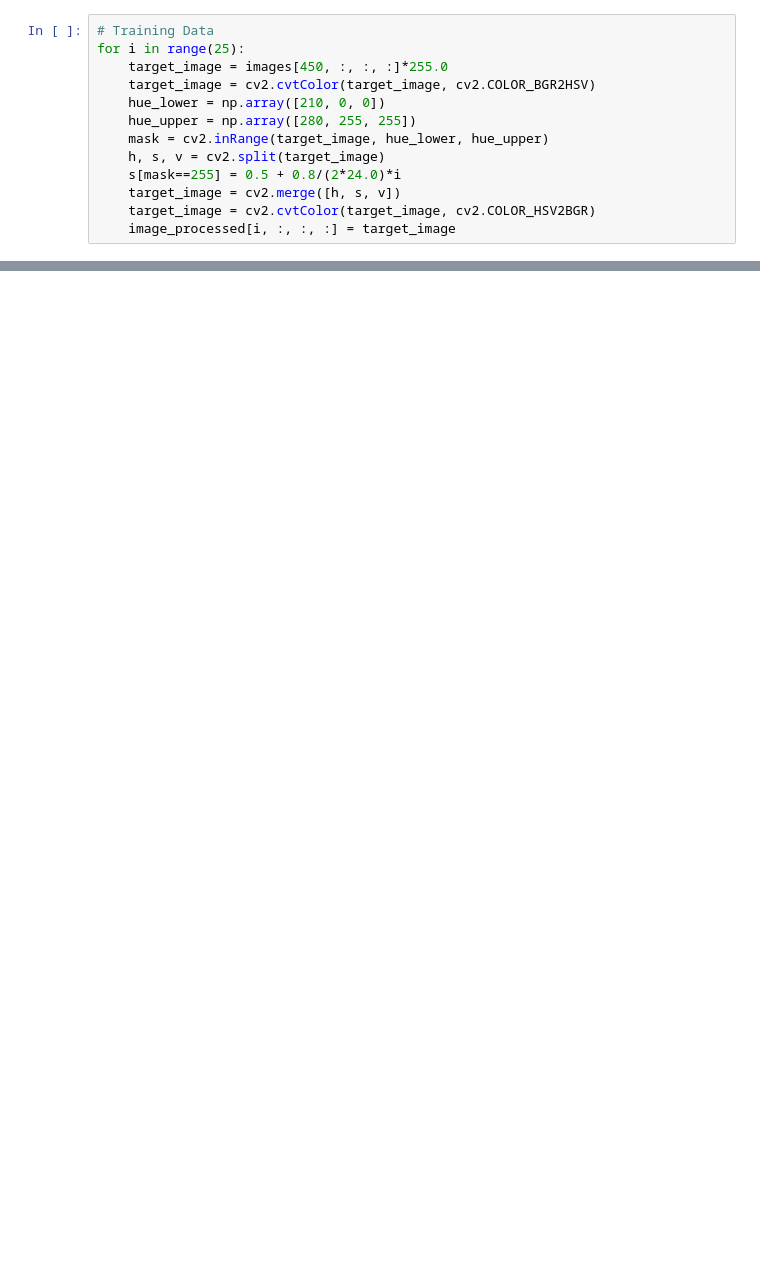
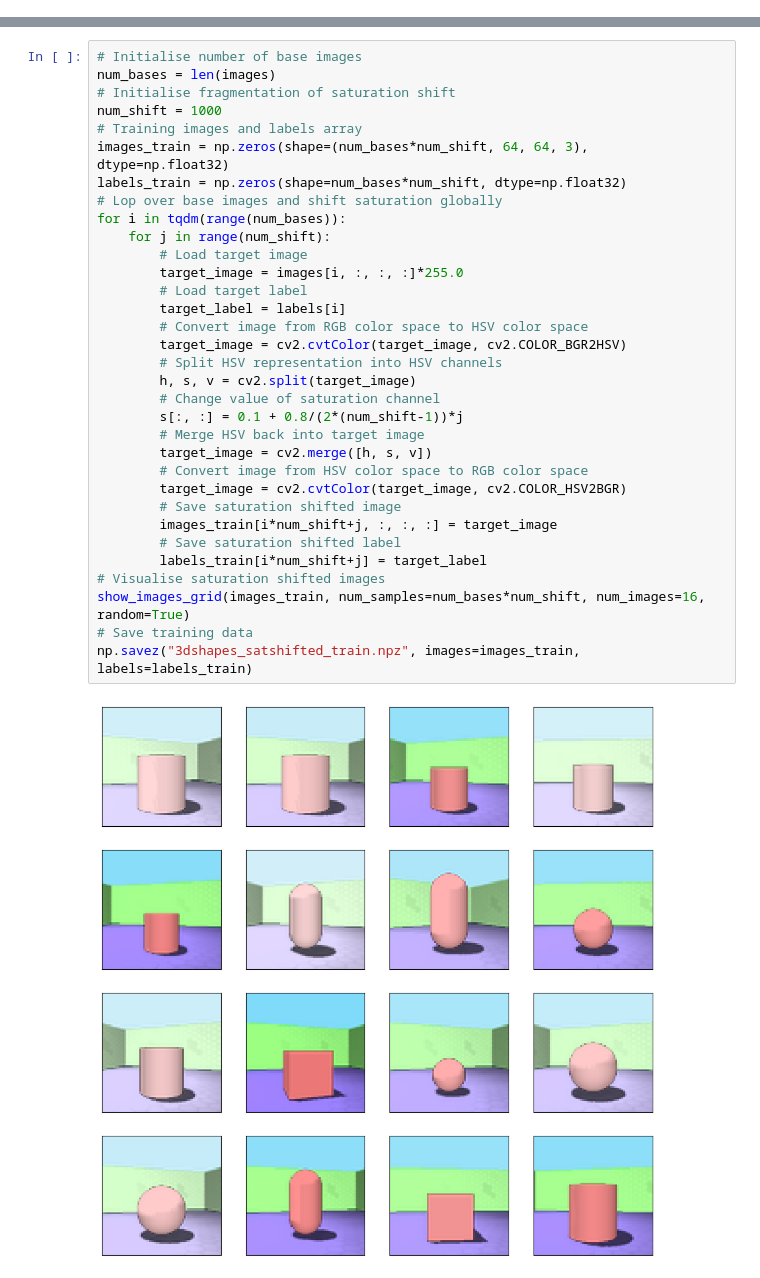
Before and after one commit to yy0555/SaturationShifted3dshapes, a Jupyter notebook: 3dshapes_saturation.ipynb, the cells around one changed output, grey strips where cells are left out. Cells and saved outputs as stored; diff of their text form; blank space fills up the shorter version.

```diff
--- a/3dshapes_saturation.ipynb
+++ b/3dshapes_saturation.ipynb
@@ -34,13 +30,0 @@ MemoryError: Unable to allocate 22.0 GiB for an array with shape (480000, 64, 64
-# %%
-# Training Data
-for i in range(25):
-    target_image = images[450, :, :, :]*255.0
-    target_image = cv2.cvtColor(target_image, cv2.COLOR_BGR2HSV)
-    hue_lower = np.array([210, 0, 0])
-    hue_upper = np.array([280, 255, 255])
-    mask = cv2.inRange(target_image, hue_lower, hue_upper)
-    h, s, v = cv2.split(target_image)
-    s[mask==255] = 0.5 + 0.8/(2*24.0)*i
-    target_image = cv2.merge([h, s, v])
-    target_image = cv2.cvtColor(target_image, cv2.COLOR_HSV2BGR)
-    image_processed[i, :, :, :] = target_image
@@ -48,0 +31,35 @@ show_images_grid(image_processed)
+# %%
+# Initialise number of base images
+num_bases = len(images)
+# Initialise fragmentation of saturation shift
+num_shift = 1000
+# Training images and labels array
+images_train = np.zeros(shape=(num_bases*num_shift, 64, 64, 3), dtype=np.float32)
+labels_train = np.zeros(shape=num_bases*num_shift, dtype=np.float32)
+# Lop over base images and shift saturation globally
+for i in tqdm(range(num_bases)):
+    for j in range(num_shift):
+        # Load target image
+        target_image = images[i, :, :, :]*255.0
+        # Load target label
+        target_label = labels[i]
+        # Convert image from RGB color space to HSV color space
+        target_image = cv2.cvtColor(target_image, cv2.COLOR_BGR2HSV)
+        # Split HSV representation into HSV channels
+        h, s, v = cv2.split(target_image)
+        # Change value of saturation channel
+        s[:, :] = 0.1 + 0.8/(2*(num_shift-1))*j
+        # Merge HSV back into target image
+        target_image = cv2.merge([h, s, v])
+        # Convert image from HSV color space to RGB color space
+        target_image = cv2.cvtColor(target_image, cv2.COLOR_HSV2BGR)
+        # Save saturation shifted image
+        images_train[i*num_shift+j, :, :, :] = target_image
+        # Save saturation shifted label
+        labels_train[i*num_shift+j] = target_label
+# Visualise saturation shifted images
+show_images_grid(images_train, num_samples=num_bases*num_shift, num_images=16, random=True)
+# Save training data
+np.savez("3dshapes_satshifted_train.npz", images=images_train, labels=labels_train)
+# %% [output]
+[figure, added]
```
Also changed, not shown: parts of 8 cells of this notebook, 3 other files.
